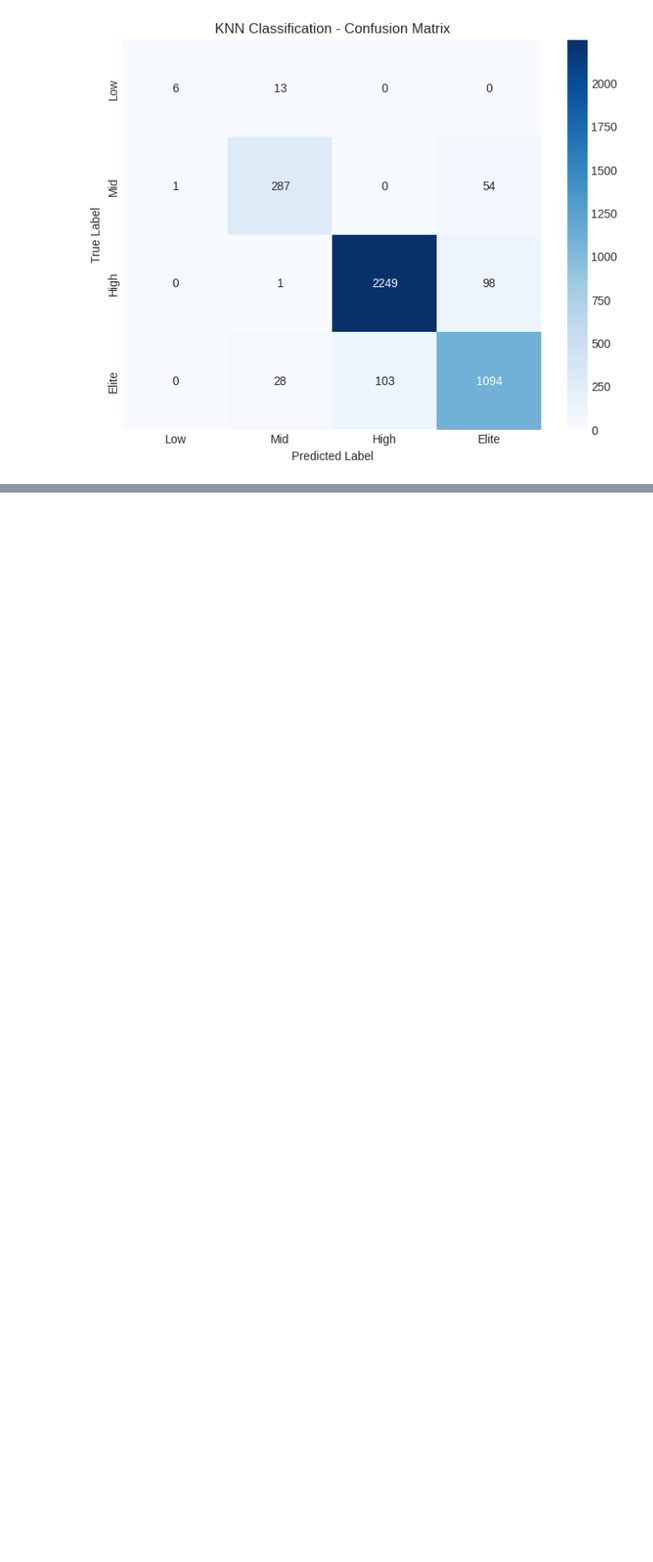
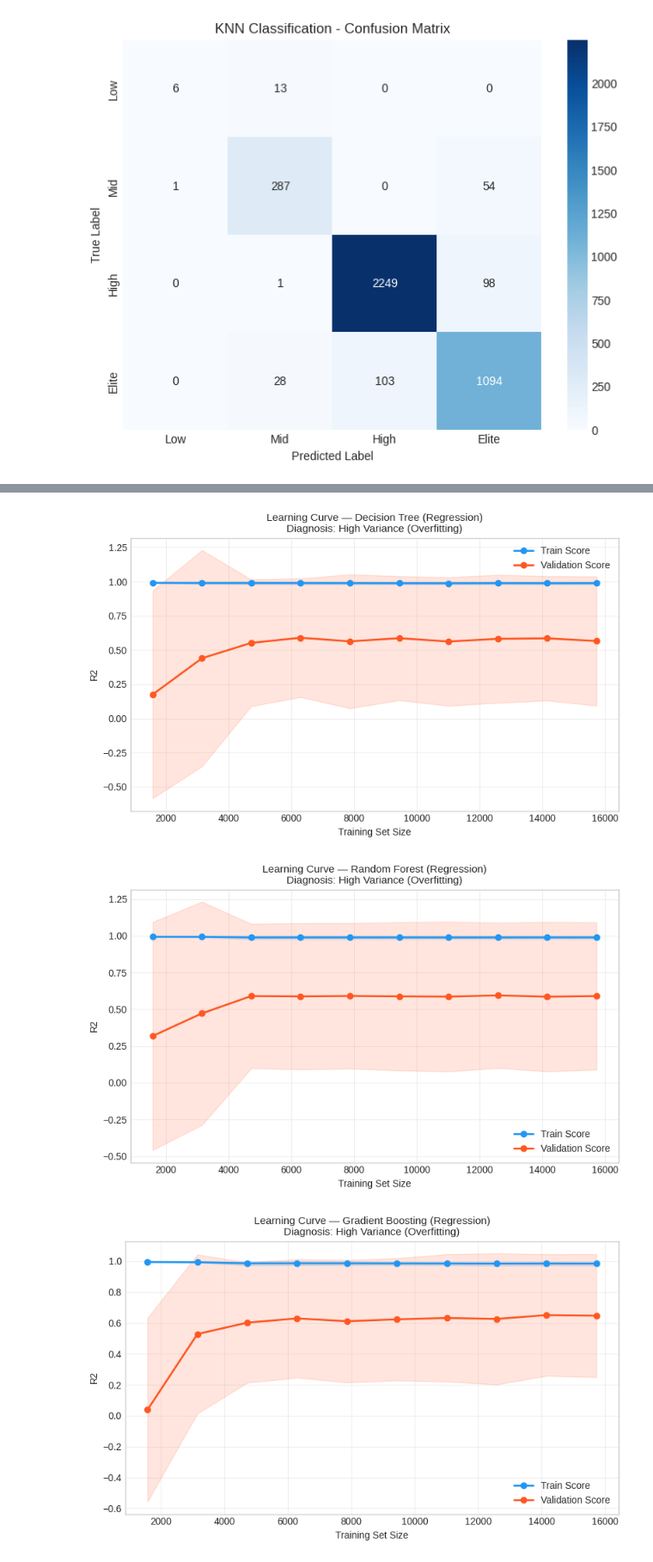
Before and after one commit to youssef28m/fifa-performance-analysis, a Jupyter notebook: main.ipynb, the cells around one changed output, grey strips where cells are left out. Shown at 86% size. Saved outputs shown, nothing was run; the diff lists cells and outputs as text; code cells hidden in the pictures; blank space fills up the shorter version.

```diff
--- a/main.ipynb
+++ b/main.ipynb
@@ -2096,0 +2180,20 @@ plt.show()
+# %%
+# ── Gradient Boosting Regression ─────────────────────────────────────────
+gb_reg = GradientBoostingRegressor(random_state=42)
+param_gb_reg = {
+    'n_estimators':  [100, 200],
+    'learning_rate': [0.05, 0.1],
+    'max_depth':     [3, 5]
+}
+grid_gb_reg = GridSearchCV(gb_reg, param_gb_reg, cv=5, scoring='r2', n_jobs=-1)
+grid_gb_reg.fit(X_train, y_train_reg)
+best_gb_reg = grid_gb_reg.best_estimator_
+
+y_pred_gb_reg = best_gb_reg.predict(X_test)
+r2_gb   = r2_score(y_test_reg, y_pred_gb_reg)
+rmse_gb = np.sqrt(mean_squared_error(y_test_reg, y_pred_gb_reg))
+
+print("=== Gradient Boosting — Regression ===")
+print(f"Best Params : {grid_gb_reg.best_params_}")
+print(f"R² Score    : {r2_gb:.4f}")
+print(f"RMSE        : {rmse_gb:.4f}")
@@ -2096,0 +2284,35 @@ plt.show()
+# %%
+def plot_learning_curve(model, X, y, title, scoring='r2', cv=5):
+    train_sizes, train_scores, val_scores = learning_curve(
+        model, X, y, cv=cv, scoring=scoring,
+        train_sizes=np.linspace(0.1, 1.0, 10), n_jobs=-1
+    )
+    train_mean = np.mean(train_scores, axis=1)
+    val_mean   = np.mean(val_scores,   axis=1)
+    train_std  = np.std(train_scores,  axis=1)
+    val_std    = np.std(val_scores,    axis=1)
+
+    plt.figure(figsize=(8, 5))
+    plt.plot(train_sizes, train_mean, 'o-', label='Train Score',      color='#2196F3', lw=2)
+    plt.plot(train_sizes, val_mean,   'o-', label='Validation Score', color='#FF5722', lw=2)
+    plt.fill_between(train_sizes, train_mean-train_std, train_mean+train_std, alpha=0.15, color='#2196F3')
+    plt.fill_between(train_sizes, val_mean-val_std,     val_mean+val_std,     alpha=0.15, color='#FF5722')
+
+    gap = abs(train_mean[-1] - val_mean[-1])
+    diagnosis = "High Variance (Overfitting)" if gap > 0.1 else                 ("High Bias (Underfitting)" if val_mean[-1] < 0.6 else "Good Fit")
+    plt.title(f'Learning Curve — {title}\nDiagnosis: {diagnosis}', fontsize=11)
+    plt.xlabel('Training Set Size')
+    plt.ylabel(scoring.upper())
+    plt.legend()
+    plt.grid(True, alpha=0.3)
+    plt.tight_layout()
+    plt.show()
+
+# Regression
+plot_learning_curve(best_dt_reg, X, y_reg, "Decision Tree (Regression)")
+plot_learning_curve(best_rf_reg, X, y_reg, "Random Forest (Regression)")
+plot_learning_curve(best_gb_reg, X, y_reg, "Gradient Boosting (Regression)")
+# %% [output]
+[figure, added]
+[figure, added]
+[figure, added]
```
Also changed, not shown: parts of 39 cells of this notebook, 1 other file.
